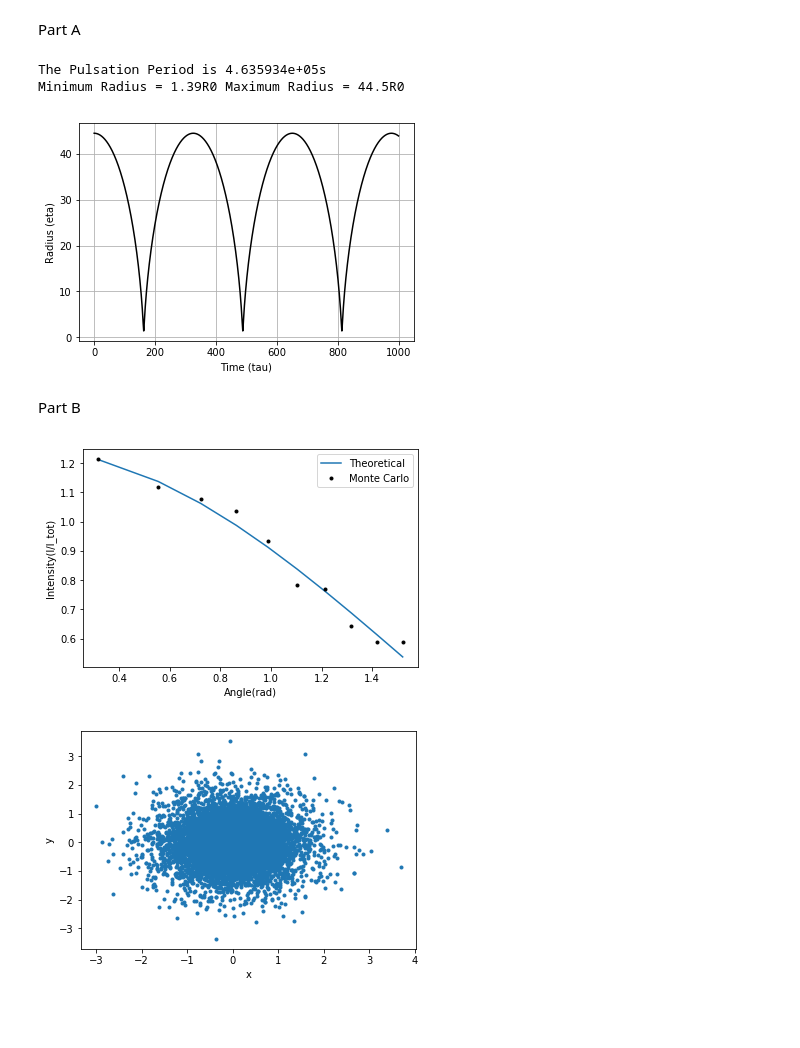
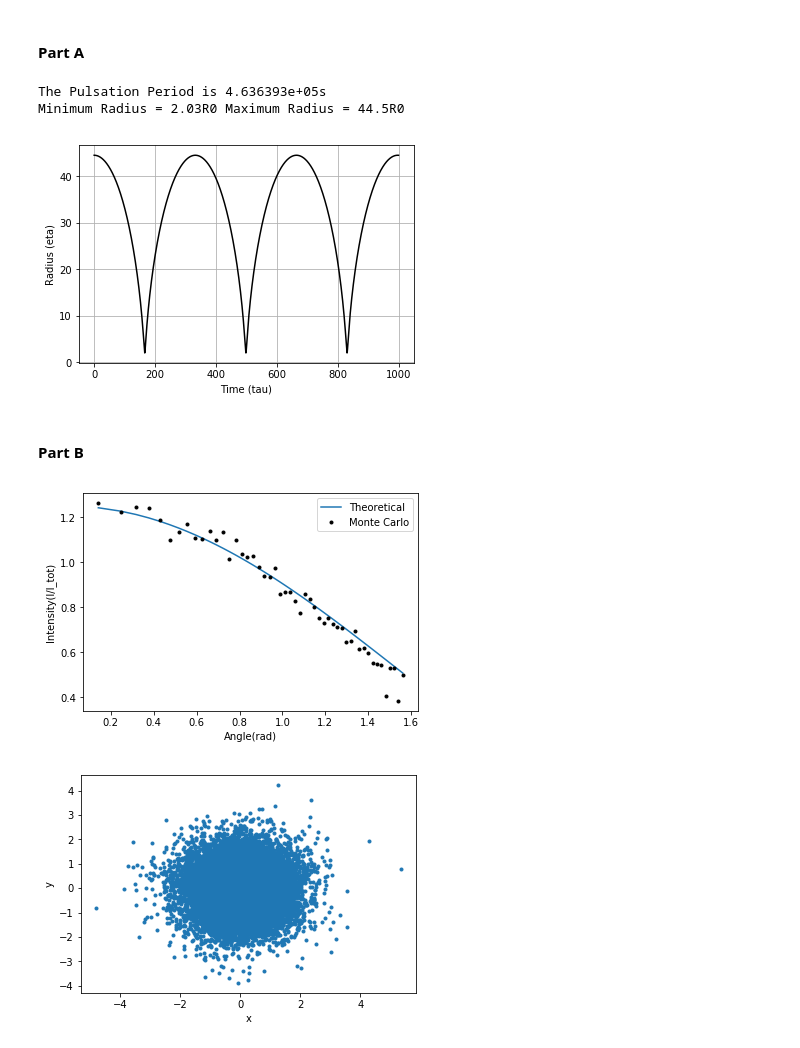
Before and after one commit to bbw7561135/Techniques-of-Modern-Astrophysics-2019-, a Jupyter notebook: Module 1/Assignment 1.2/Trevor/Assignment #2.ipynb, the cells around one changed output. Drawn from its saved outputs; the diff is of its cells as text; code cells hidden in the pictures; blank space fills up the shorter version.

```diff
--- a/Module 1/Assignment 1.2/Trevor/Assignment #2.ipynb
+++ b/Module 1/Assignment 1.2/Trevor/Assignment #2.ipynb
@@ -1,5 +1,5 @@
-# %% [markdown]
-Part A
+# %% [markdown]
+#### Part A
 # %%
 import phy4910 as phy
 from matplotlib.pyplot import *
@@ -21,23 +21,24 @@ def stop(x,y,z,data):
 Period = 0
 
 G = 6.674 *10**-11                            #N·kg–2·m2
-M0 = 1.989 * 10**33                           #g   1 Solar mass
+M0 = 1.989 * 10**30                           #kg   1 Solar mass
 R0= 6.95700*10**8                             #m   1 Solar radius
 
 mu1 = 4.5                                     #mu_star
 mu_s = 10**-5                                 #mu_s
-tau = 1424.25#50.36                                   #s
-p0 =6.94*10**-13                              #Equilibrium pressure is 1.14755*10**-11
-dx = 0.025                                    #integration step size
+targett = 4.63643 *10**5
+tau = 1592.66                                 #s
+p0 =0.1*10**-11                               #Equilibrium pressure is 1.14755*10**-11
+dx = 0.00025                                  #integration step size
 y0 = 44.5
 x0 = 0
-xf = 1000
+xf  = 1000 #291.11
 z0 = 0
 
 X,Y,Z = phy.ode_rk4(x0,xf,dx,y0,z0,f,g)
 
 
-Period = 325.5*tau                            #found through trial and error
+Period = 291.11*tau                            #The same period as delta cephei
 yMin = min(Y)
 yMax = max(Y)
 
@@ -45,19 +46,19 @@ print('The Pulsation Period is ' + format(Period,'e') + 's')
 print('Minimum Radius = ' + str(round(yMin,2)) +'R0', 'Maximum Radius = ' + str(round(yMax,10)) +'R0')
 phy.plot2(X,Y, xlabel='Time (tau)', ylabel="Radius (eta)")
 # %% [output]
-The Pulsation Period is 4.635934e+05s
-Minimum Radius = 1.39R0 Maximum Radius = 44.5R0
+The Pulsation Period is 4.636393e+05s
+Minimum Radius = 2.03R0 Maximum Radius = 44.5R0
-[figure, old version]
+[figure, new version]
-# %% [markdown]
-Part B
+# %% [markdown]
+#### Part B
 # %%
 from numpy import *
 from matplotlib.pyplot import *
 import phy4910 as phy
 
 
-NBins = 10                                        #Number of bins
-N0 = 10000                                        #Number of photons
+NBins = 50                                        #Number of bins
+N0 = 50000                                        #Number of photons
 muBins = zeros(NBins)
 xBins = zeros(NBins)
 yBins = zeros(NBins)
@@ -81,32 +82,32 @@ for i in range(N0):
 
 xMax = max(xList)
 xMin = min(xList)
 yMax = max(yList)
 yMin = min(yList)
 
 # for i in range(N0):                                                #For binning X and Y
 #     xBins[int(round((xList[i]-((xMax-xMin)/(2*NBins)))*NBins/(xMax-xMin),1))]+=1
 #     yBins[int(round((yList[i]-((yMax-yMin)/(2*NBins)))*NBins/(yMax-yMin),1))]+=1
 
 
 
 
 
 
 for i in range(NBins):                                               #Normalizing intensity
     muBins[i] = muBins[i]/(2*cos(Angles[i])*N0/NBins)
 plot(Angles,I_t(Angles) , label = 'Theoretical')
 plot(Angles,muBins, 'k.', label = 'Monte Carlo')
 xlabel('Angle(rad)')
 ylabel('Intensity(I/I_tot)')
 legend()
 show()
 
 
 plot(xList,yList , '.')
 xlabel('x')
 ylabel('y')
 show()
 # %% [output]
-[figure, old version]
+[figure, new version]
-[figure, old version]
+[figure, new version]
```
